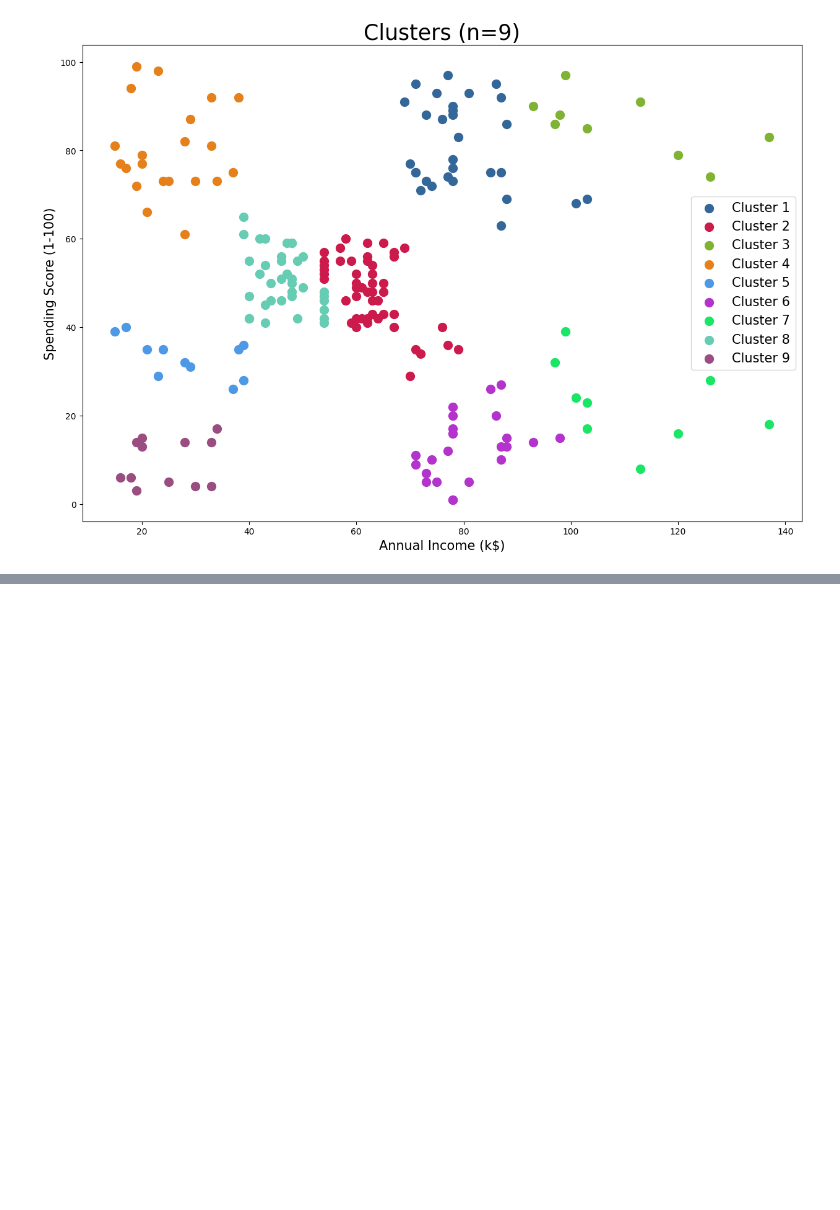
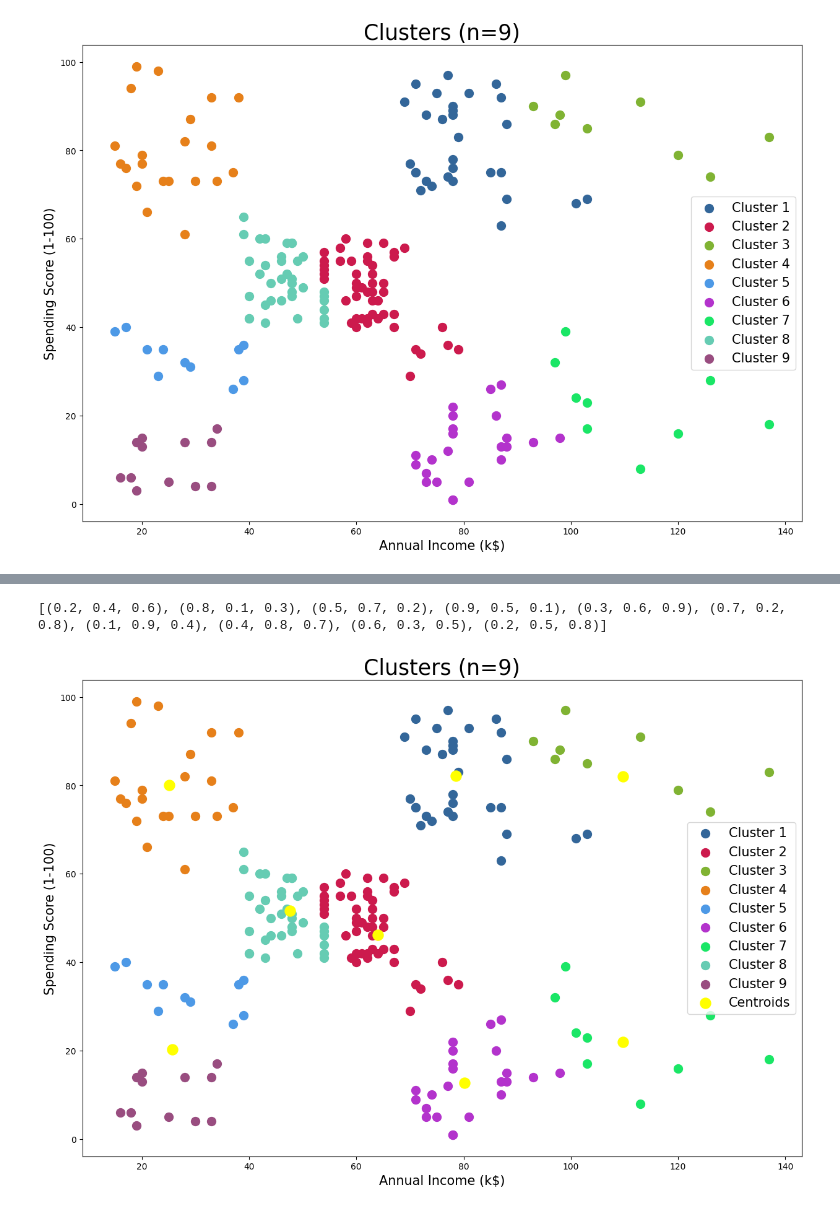
Before and after one commit to kitkit922/Data_analytics_Project01, a Jupyter notebook: Assignment3_TszKitCheung.ipynb, the cells around one changed output, grey strips where cells are left out. Cells and saved outputs as stored; diff of their text form; code cells hidden in the pictures; blank space fills up the shorter version.

```diff
--- a/Assignment3_TszKitCheung.ipynb
+++ b/Assignment3_TszKitCheung.ipynb
@@ -241,0 +365,36 @@ plt.show()
+# %%
+
+# plot scatter number = 9
+
+from sklearn.cluster import AgglomerativeClustering
+hc = AgglomerativeClustering(n_clusters = 9)
+y_hie_pred = hc.fit_predict(x)
+
+plt.figure(figsize = (15,10))
+colorArray = [
+    (0.2, 0.4, 0.6),
+    (0.8, 0.1, 0.3),
+    (0.5, 0.7, 0.2),
+    (0.9, 0.5, 0.1),
+    (0.3, 0.6, 0.9),
+    (0.7, 0.2, 0.8),
+    (0.1, 0.9, 0.4),
+    (0.4, 0.8, 0.7),
+    (0.6, 0.3, 0.5),
+    (0.2, 0.5, 0.8)
+]
+
+# Print the extended colorArray
+print(colorArray)
+
+for i in range(9):
+  plt.scatter(x[y_hie_pred == i, 0], x[y_hie_pred == i, 1], s = 100, c = colorArray[i], label = f'Cluster {i+1}')
+plt.scatter(kmeans.cluster_centers_[:, 0], kmeans.cluster_centers_[:, 1], s = 150, c = 'yellow', label = 'Centroids')
+plt.title('Clusters (n=9)', fontsize = 25)
+plt.xlabel('Annual Income (k$)', fontsize = 15)
+plt.ylabel('Spending Score (1-100)', fontsize = 15)
+plt.legend(fontsize = 15)
+plt.show()
+# %% [output]
+[(0.2, 0.4, 0.6), (0.8, 0.1, 0.3), (0.5, 0.7, 0.2), (0.9, 0.5, 0.1), (0.3, 0.6, 0.9), (0.7, 0.2, 0.8), (0.1, 0.9, 0.4), (0.4, 0.8, 0.7), (0.6, 0.3, 0.5), (0.2, 0.5, 0.8)]
+[figure, added]
```
Also changed, not shown: parts of 11 cells of this notebook.
